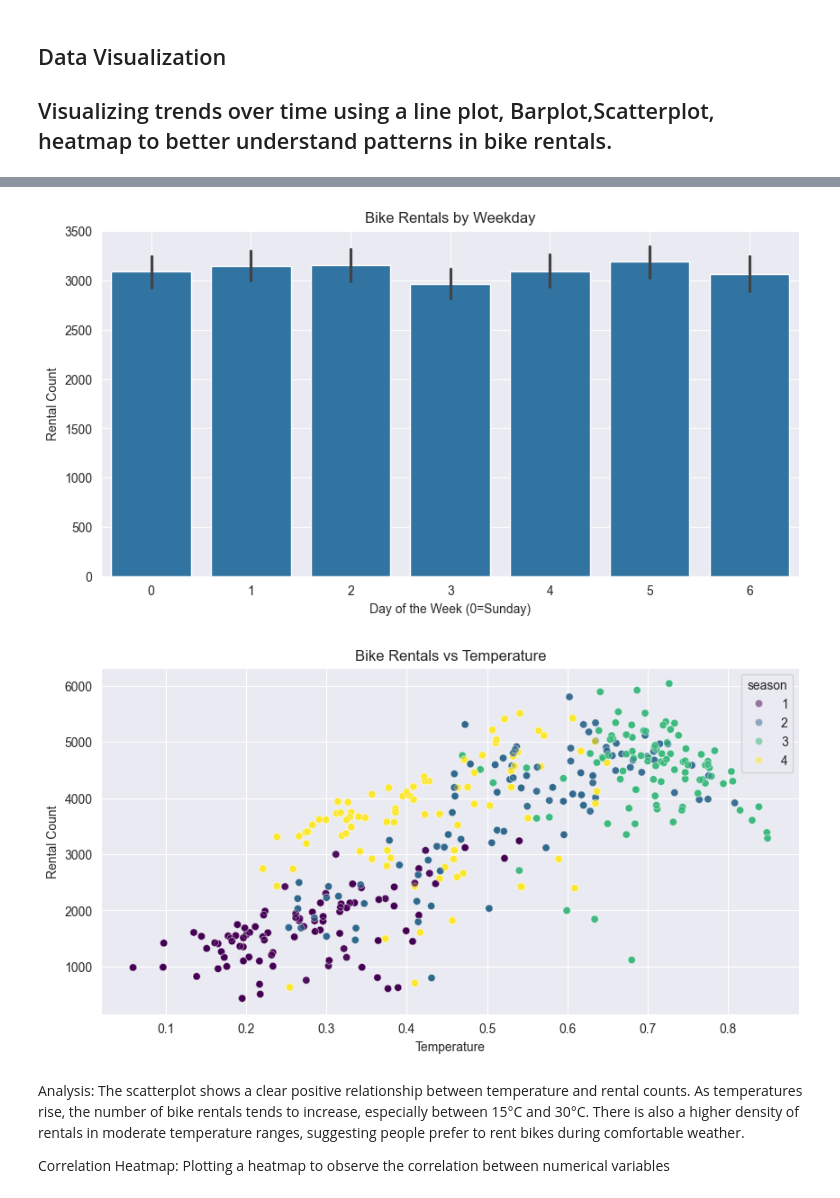
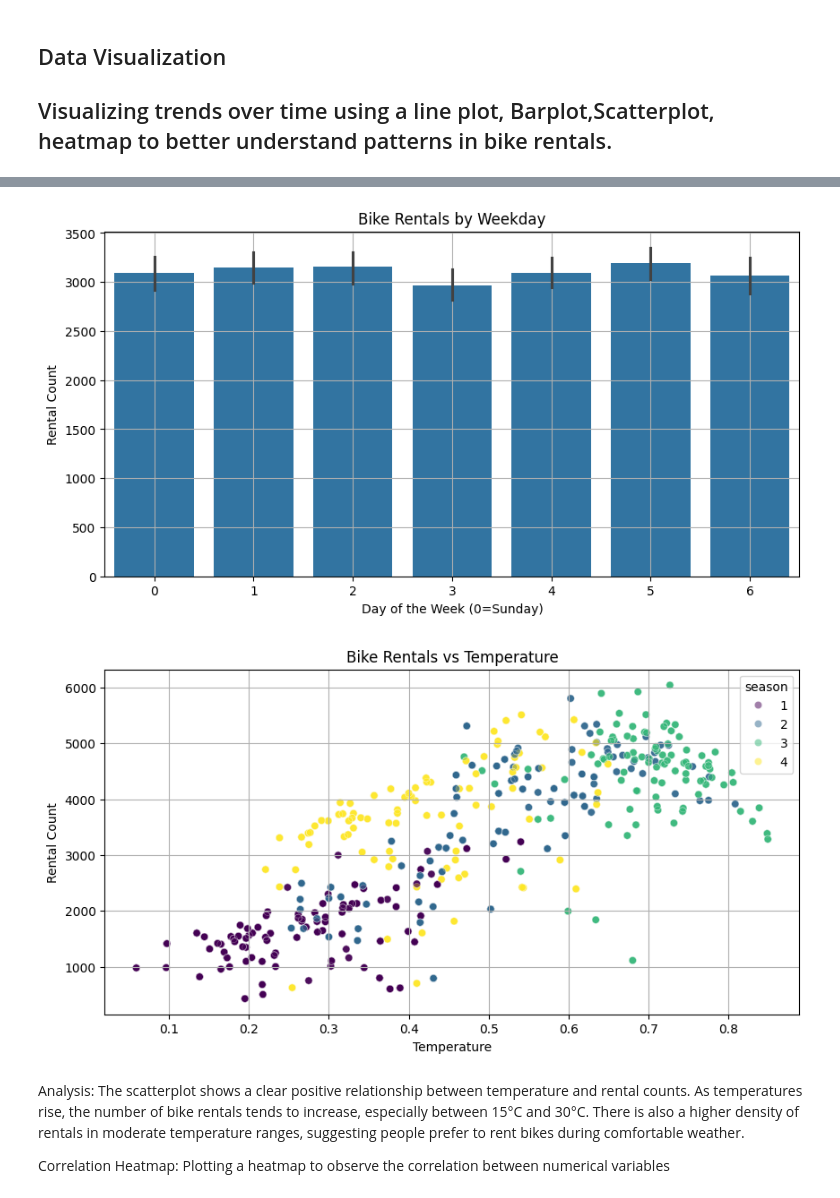
Before and after one commit to nellitejasri30/project, a Jupyter notebook: Riding_into_the_future.ipynb, the cells around one changed output, grey strips where cells are left out. Drawn from its saved outputs; the diff is of its cells as text; code cells hidden in the pictures.

```diff
--- a/Riding_into_the_future.ipynb
+++ b/Riding_into_the_future.ipynb
@@ -62,7 +4,7 @@ import matplotlib.pyplot as plt
 import seaborn as sns
 import numpy as np
 import plotly.express as px
-data = pd.read_csv(r"C:\Users\rsred\OneDrive\Desktop\Project\day_2021_to_2024.csv")
+data = pd.read_csv('day_2021_to_2024.csv')
 # %%
 data.head()
 # %% [output]
@@ -88,8 +30,6 @@ data.describe()
 ## Data Visualization
 ## Visualizing trends over time using a line plot, Barplot,Scatterplot, heatmap to better understand patterns in bike rentals.
 # %%
-
-data = pd.read_csv(r"C:\Users\rsred\OneDrive\Desktop\Project\day_2021_to_2024.csv")
 
 data["dteday"] = pd.to_datetime(data["dteday"])
 data = data.sort_values("dteday")
@@ -105,25 +47,17 @@ fig.show()
 # %%
 #Bar chart
-import plotly.express as px
-import matplotlib.pyplot as plt
-import seaborn as sns
-df = pd.read_csv(r"C:\Users\rsred\OneDrive\Desktop\Project\day_2021_to_2024.csv")
-
 plt.figure(figsize=(10, 5))
 sns.barplot(data=data, x='weekday', y='cnt')
 plt.title('Bike Rentals by Weekday')
 plt.xlabel('Day of the Week (0=Sunday)')
 plt.ylabel('Rental Count')
 plt.grid(True)
 plt.show()
 # %% [output]
-[figure, old version]
+[figure, new version]
 # %%
 #(scatterplot)
 #Relationship Between Temperature and Rentals
-import plotly.express as px
-import matplotlib.pyplot as plt
-import seaborn as sns
 plt.figure(figsize=(10, 5))
 sns.scatterplot(x='temp', y='cnt', data=data, alpha=0.5,  hue='season',
                 palette='viridis')
@@ -133,7 +67,7 @@ plt.ylabel('Rental Count')
 plt.grid(True)
 plt.show()
 # %% [output]
-[figure, old version]
+[figure, new version]
 # %% [markdown]
 Analysis: The scatterplot shows a clear positive relationship between temperature and rental counts.
 As temperatures rise, the number of bike rentals tends to increase, especially between 15°C and 30°C.
```
Also changed, not shown: parts of 22 cells of this notebook.
